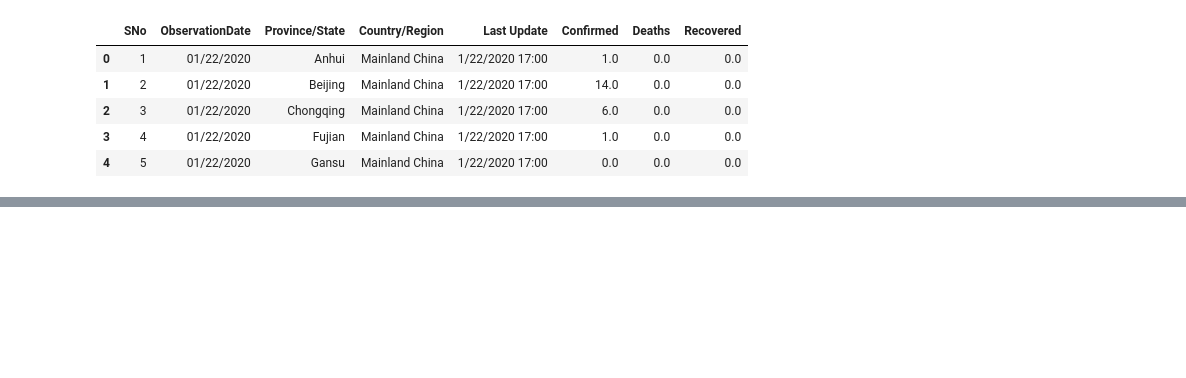
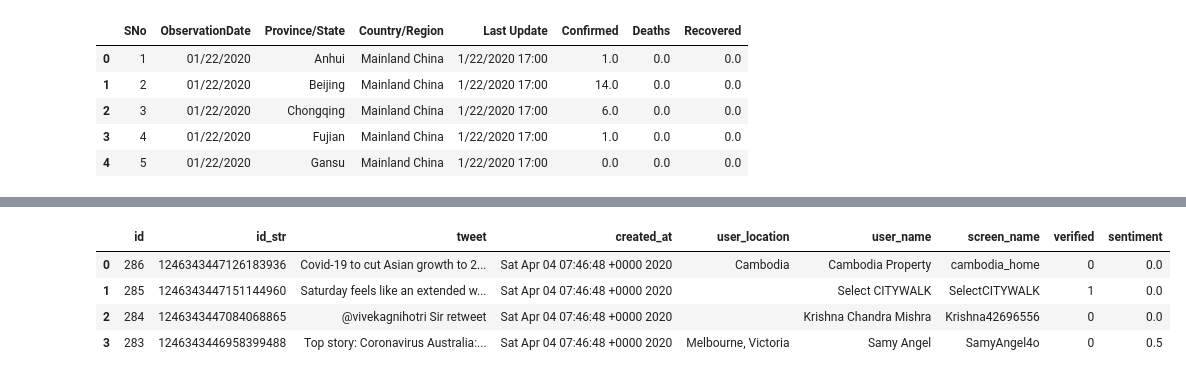
Before and after one commit to eeshsingh123/Covid19_Analysis, a Jupyter notebook: concepts/covid_19_analysis_wordwide.ipynb, the cells around one changed output, grey strips where cells are left out. Drawn from its saved outputs; the diff is of its cells as text; code cells hidden in the pictures; blank space fills up the shorter version.

Commit message:
Added live tweets and Trending terms

```diff
--- a/concepts/covid_19_analysis_wordwide.ipynb
+++ b/concepts/covid_19_analysis_wordwide.ipynb
@@ -4,6 +4,7 @@ import os
 import time
 import warnings
 from collections import Counter
+import sqlite3
 
 import numpy as np
 import pandas as pd
@@ -20,6 +21,7 @@ import plotly.graph_objs as go
 warnings.filterwarnings('ignore')
 tqdm.pandas()
 sns.set_style('whitegrid')
+pd.set_option('display.max_colwidth', -1)
 # %%
 BASE_PATH = 'C:\\Projects\\Python_projects\\Covid19_Analysis\\twitter_db'
 # %%
@@ -82,0 +110,16 @@ sns.lineplot(x=dff["ObservationDate"], y=dff["Confirmed"])
+# %%
+conn = sqlite3.connect(
+                f"{BASE_PATH}//twitter_data.db",
+                isolation_level=None,
+                check_same_thread=False
+            )
+# %%
+df = pd.read_sql(f"SELECT * FROM covid ORDER BY id DESC LIMIT 20", conn)
+# %%
+df.head(4)
+# %% [output]
+|  | id | id_str | tweet | created_at | user_location | user_name | screen_name | verified | sentiment |
+| 0 | 286 | 1246343447126183936 | Covid-19 to cut Asian growth to 2... | Sat Apr 04 07:46:48 +0000 2020 | Cambodia | Cambodia Property | cambodia_home | 0 | 0.0 |
+| 1 | 285 | 1246343447151144960 | Saturday feels like an extended w... | Sat Apr 04 07:46:48 +0000 2020 |  | Select CITYWALK | SelectCITYWALK | 1 | 0.0 |
+| 2 | 284 | 1246343447084068865 | @vivekagnihotri Sir retweet | Sat Apr 04 07:46:48 +0000 2020 |  | Krishna Chandra Mishra | Krishna42696556 | 0 | 0.0 |
+| 3 | 283 | 1246343446958399488 | Top story: Coronavirus Australia:... | Sat Apr 04 07:46:48 +0000 2020 | Melbourne, Victoria | Samy Angel | SamyAngel4o | 0 | 0.5 |
```
Also changed, not shown: parts of 11 cells of this notebook, 11 other files.
